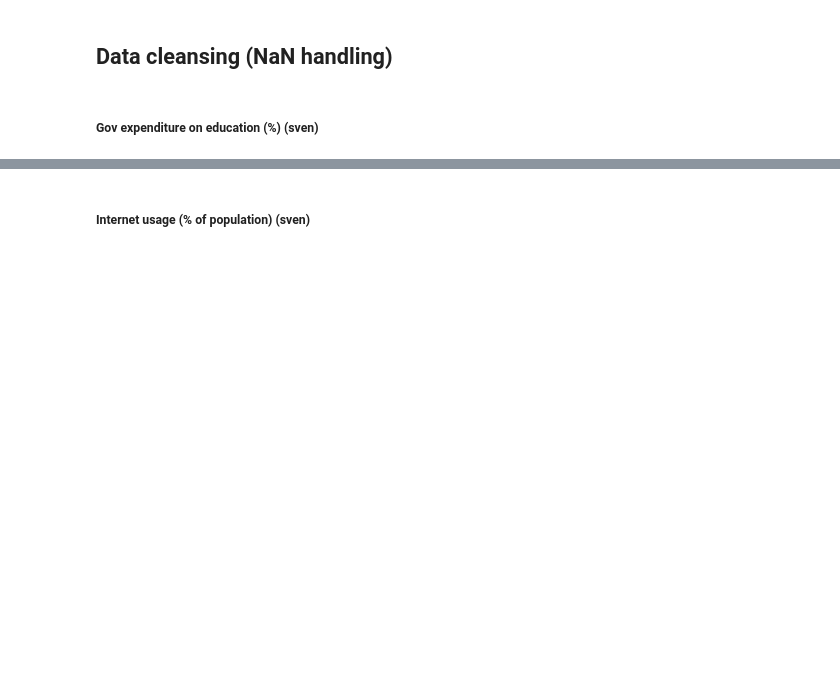
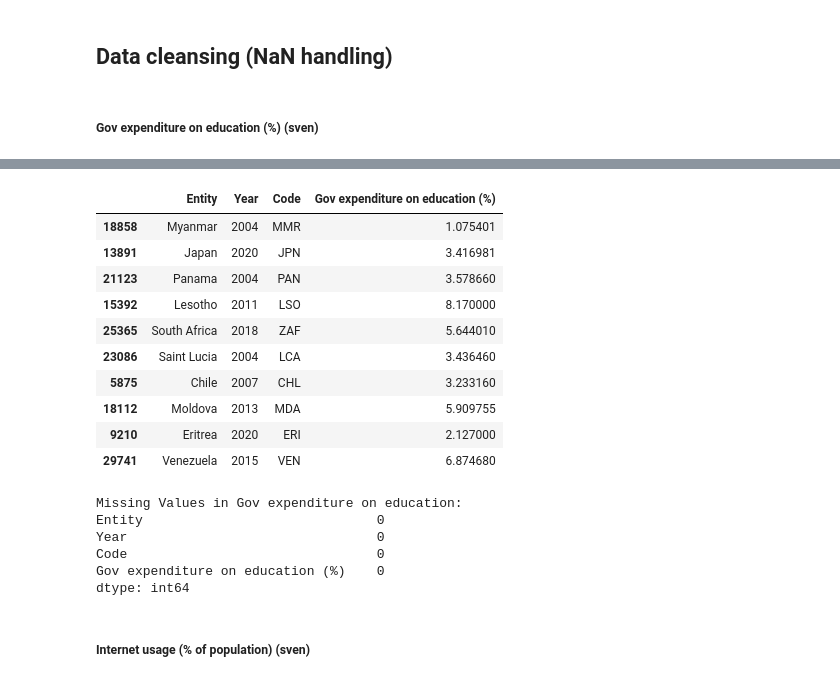
Before and after one commit to HarisFetic/Lebenserwartungs-Rechner-Projekt, a Jupyter notebook: sven/final.ipynb, the cells around one changed output, grey strips where cells are left out. Drawn from its saved outputs; the diff is of its cells as text; code cells hidden in the pictures; blank space fills up the shorter version.

```diff
--- a/sven/final.ipynb
+++ b/sven/final.ipynb
@@ -235,3 +246,57 @@ Electoral democracy index                                        1.000000e+00
 ## Data cleansing (NaN handling)
 # %% [markdown]
 ##### Gov expenditure on education (%) (sven)
+# %%
+# Drop rows where 'Code' is NaN
+education_expenditure_data = education_expenditure_data.dropna(subset=['Code'])
+
+# Create a mapping of Entity to Code
+entity_code_map = education_expenditure_data.drop_duplicates('Entity').set_index('Entity')['Code']
+
+# Get unique countries and the full range of years in the dataset
+unique_countries = education_expenditure_data['Entity'].unique()
+full_years_range = range(education_expenditure_data['Year'].min(), 2021)
+
+# Creating a DataFrame with all combinations of countries and full range of years
+countries_years = pd.MultiIndex.from_product([unique_countries, full_years_range], names=['Entity', 'Year'])
+complete_data_frame = pd.DataFrame(index=countries_years).reset_index()
+
+# Using the mapping to fill in the 'Code' column for the new rows
+complete_data_frame['Code'] = complete_data_frame['Entity'].map(entity_code_map)
+
+# Merging this with the existing data
+merged_data_with_complete_years = pd.merge(complete_data_frame, education_expenditure_data,
+                                           on=['Entity', 'Year', 'Code'], how='left')
+
+# Applying linear interpolation for each country
+interpolated_data = merged_data_with_complete_years.groupby('Entity').apply(lambda group: group.interpolate(method='linear'))
+
+# Reset index to make the DataFrame flat
+interpolated_data = interpolated_data.reset_index(drop=True)
+
+
+# Filter the data to keep only the years from 2000 to 2020
+interpolated_data_2000_2020 = interpolated_data[
+    (interpolated_data['Year'] >= 2000) & (interpolated_data['Year'] <= 2020)
+]
+
+# Filling remaining NaN values with median for each country and counting NaNs filled
+nan_filled_count = {}
+for entity, group in interpolated_data_2000_2020.groupby('Entity'):
+    before_fill = group.isna().sum().sum()
+    group = group.fillna(group.median(numeric_only=True))
+    after_fill = group.isna().sum().sum()
+    nan_filled_count[entity] = before_fill - after_fill
+    interpolated_data_2000_2020.update(group)
+
+
+# Sort the dictionary by the count of NaNs filled, in descending order
+sorted_nan_filled_count = dict(sorted(nan_filled_count.items(), key=lambda item: item[1], reverse=True))
+# Print the count of NaNs filled for each country
+
+for country, count in sorted_nan_filled_count.items():
+    print(f"{country}: {count} NaNs filled with median")
+
+# Display a sample of the final interpolated data
+interpolated_data_2000_2020.sample(10)
+# %% [output]
@@ -238,7 +320,25 @@ Electoral democracy index                                        1.000000e+00
+|  | Entity | Year | Code | Gov expenditure on education (%) |
+| 18858 | Myanmar | 2004 | MMR | 1.075401 |
+| 13891 | Japan | 2020 | JPN | 3.416981 |
+| 21123 | Panama | 2004 | PAN | 3.578660 |
+| 15392 | Lesotho | 2011 | LSO | 8.170000 |
+| 25365 | South Africa | 2018 | ZAF | 5.644010 |
+| 23086 | Saint Lucia | 2004 | LCA | 3.436460 |
+| 5875 | Chile | 2007 | CHL | 3.233160 |
+| 18112 | Moldova | 2013 | MDA | 5.909755 |
+| 9210 | Eritrea | 2020 | ERI | 2.127000 |
+| 29741 | Venezuela | 2015 | VEN | 6.874680 |
 # %%
 print("\nMissing Values in Gov expenditure on education:")
-missing_values = merged_data.isnull().sum()
+missing_values = interpolated_data_2000_2020.isnull().sum()
 print(missing_values)
+# %% [output]
+Missing Values in Gov expenditure on education:
+Entity                              0
+Year                                0
+Code                                0
+Gov expenditure on education (%)    0
+dtype: int64
 # %% [markdown]
 ##### Internet usage (% of population) (sven)
 # %% [markdown]
```
Also changed, not shown: parts of 3 cells of this notebook, 1 other file.
